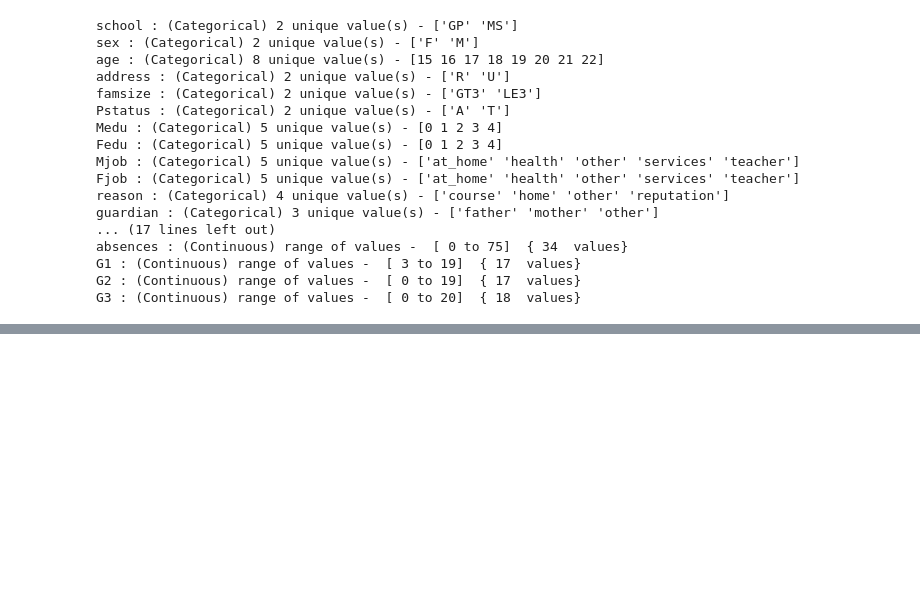
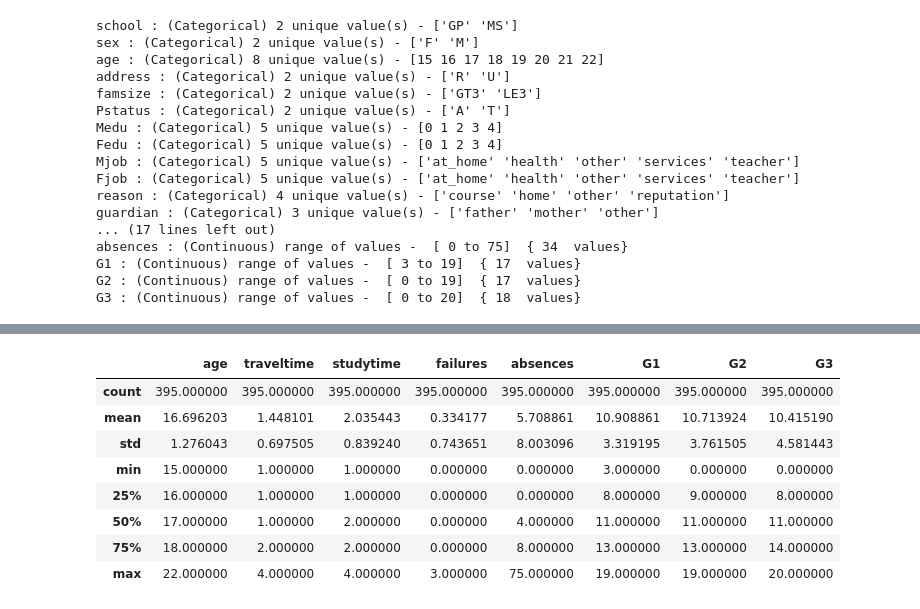
Before and after one commit to student-performance-prediction/notebooks, a Jupyter notebook: 01_Data.ipynb, the cells around one changed output, grey strips where cells are left out. Drawn from its saved outputs; the diff is of its cells as text; code cells hidden in the pictures; blank space fills up the shorter version.

```diff
--- a/01_Data.ipynb
+++ b/01_Data.ipynb
@@ -156,0 +208,25 @@ columns_with_null(student_por)
+# %%
+# Perform one hot encoding
+def perform_one_hot_encoding(df,column):
+    one_hot = pd.get_dummies(df[column],prefix=column+"_")
+    df =  df.drop(column,axis=1)
+    df =  df.join(one_hot)
+    return df
+
+def process_data_one_hot_encoding(data,categorical_columns):
+    data_one_hot = data.copy()
+    for column in categorical_columns:
+        data_one_hot = perform_one_hot_encoding(data_one_hot,column)
+
+    return data_one_hot
+# %%
+# Categorical Columns
+categorical_columns = ['school', 'sex', 'address', 'famsize', 'Pstatus'
+                       , 'Medu', 'Fedu', 'Mjob', 'Fjob', 'reason', 'guardian'
+                       , 'schoolsup', 'famsup', 'paid', 'activities', 'nursery'
+                       , 'higher', 'internet', 'romantic', 'famrel', 'freetime'
+                       , 'goout', 'Dalc', 'Walc', 'health']
+
+# Convert String columns to categorical
+student_mat_processed = process_data_one_hot_encoding(student_mat,categorical_columns)
+student_por_processed = process_data_one_hot_encoding(student_por,categorical_columns)
@@ -156,0 +261,10 @@ columns_with_null(student_por)
+# %%
+student_mat_processed["pass"] = 0
+student_por_processed["pass"] = 0
+for index, row in student_mat_processed.iterrows():
+    if row["G3"] >= 10.0:
+        student_mat_processed.set_value(index, 'pass', 1)
+
+for index, row in student_por_processed.iterrows():
+    if row["G3"] >= 10.0:
+        student_por_processed.set_value(index, 'pass', 1)
@@ -156,0 +293,3 @@ columns_with_null(student_por)
+# %%
+# Numerical Columns
+numerical_columns = ['age', 'traveltime', 'studytime', 'failures', 'absences', 'G1', 'G2', 'G3']
@@ -156,0 +305,13 @@ columns_with_null(student_por)
+# %%
+# Compute the summary stats
+student_mat_processed[numerical_columns].describe()
+# %% [output]
+|  | age | traveltime | studytime | failures | absences | G1 | G2 | G3 |
+| count | 395.000000 | 395.000000 | 395.000000 | 395.000000 | 395.000000 | 395.000000 | 395.000000 | 395.000000 |
+| mean | 16.696203 | 1.448101 | 2.035443 | 0.334177 | 5.708861 | 10.908861 | 10.713924 | 10.415190 |
+| std | 1.276043 | 0.697505 | 0.839240 | 0.743651 | 8.003096 | 3.319195 | 3.761505 | 4.581443 |
+| min | 15.000000 | 1.000000 | 1.000000 | 0.000000 | 0.000000 | 3.000000 | 0.000000 | 0.000000 |
+| 25% | 16.000000 | 1.000000 | 1.000000 | 0.000000 | 0.000000 | 8.000000 | 9.000000 | 8.000000 |
+| 50% | 17.000000 | 1.000000 | 2.000000 | 0.000000 | 4.000000 | 11.000000 | 11.000000 | 11.000000 |
+| 75% | 18.000000 | 2.000000 | 2.000000 | 0.000000 | 8.000000 | 13.000000 | 13.000000 | 14.000000 |
+| max | 22.000000 | 4.000000 | 4.000000 | 3.000000 | 75.000000 | 19.000000 | 19.000000 | 20.000000 |
```
Also changed, not shown: parts of 31 cells of this notebook, 4 other files.
